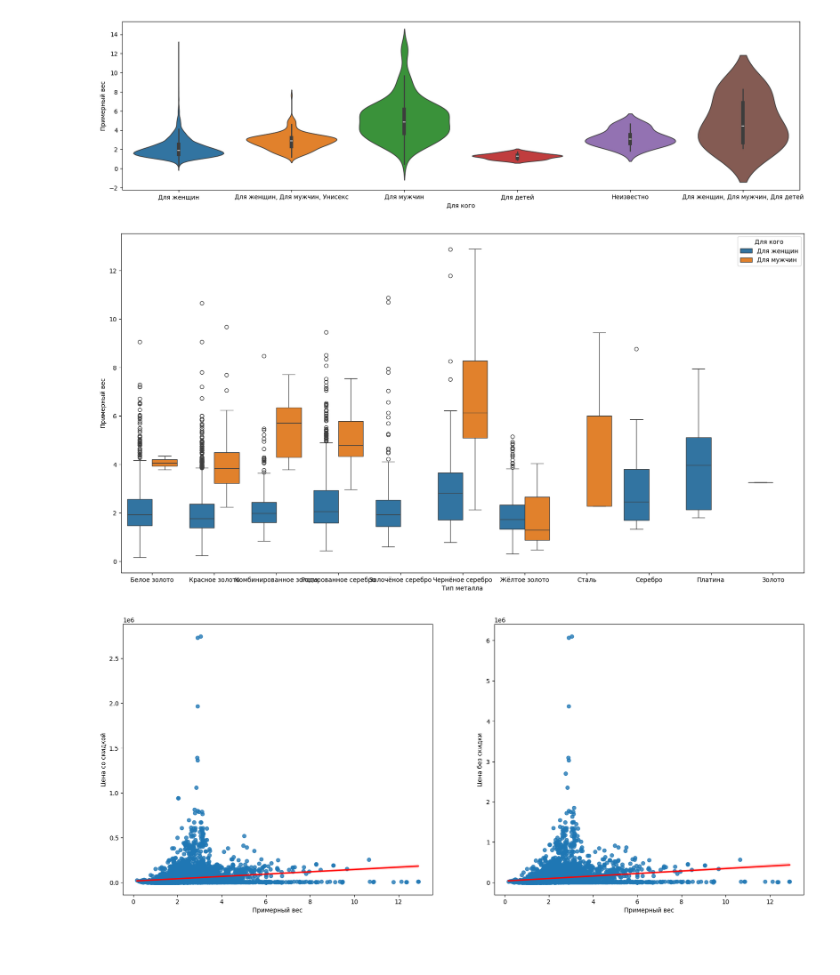
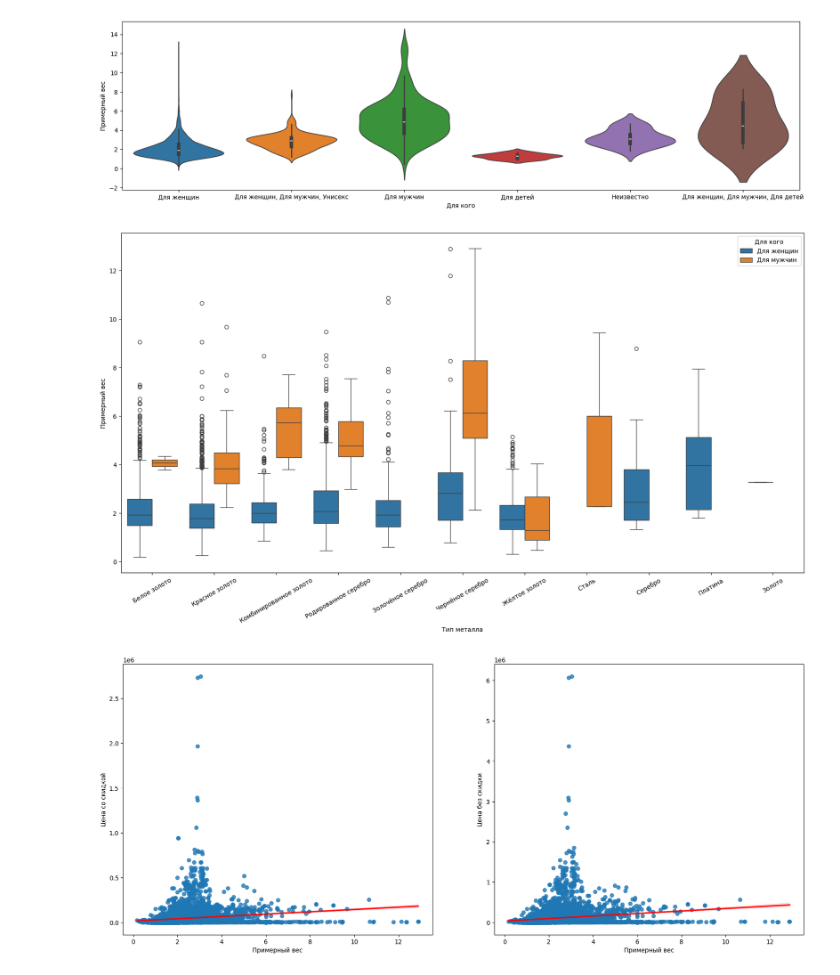
Before and after one commit to tisheedesh/Project, a Jupyter notebook: EDA.ipynb, the cells around one changed output. Cells and saved outputs as stored; diff of their text form; code cells hidden in the pictures; blank space fills up the shorter version.

```diff
--- a/EDA.ipynb
+++ b/EDA.ipynb
@@ -406,9 +407,10 @@ plt.show()
 # %%
 fig, ax = plt.subplots(figsize = (20, 10))
 sns.boxplot(df.loc[(df['Для кого'] == 'Для мужчин') | (df['Для кого'] == 'Для женщин')], x='Тип металла', y='Примерный вес', hue='Для кого')
+plt.xticks(rotation=30)
 plt.show()
 # %% [output]
-[figure, old version]
+[figure, new version]
 # %%
 fig, ax = plt.subplots(figsize = (20, 8), ncols=2)
 sns.regplot(df, y='Цена со скидкой', x='Примерный вес', line_kws={'color' : 'red'}, ax=ax[0])
```
Also changed, not shown: parts of 3 cells of this notebook.
